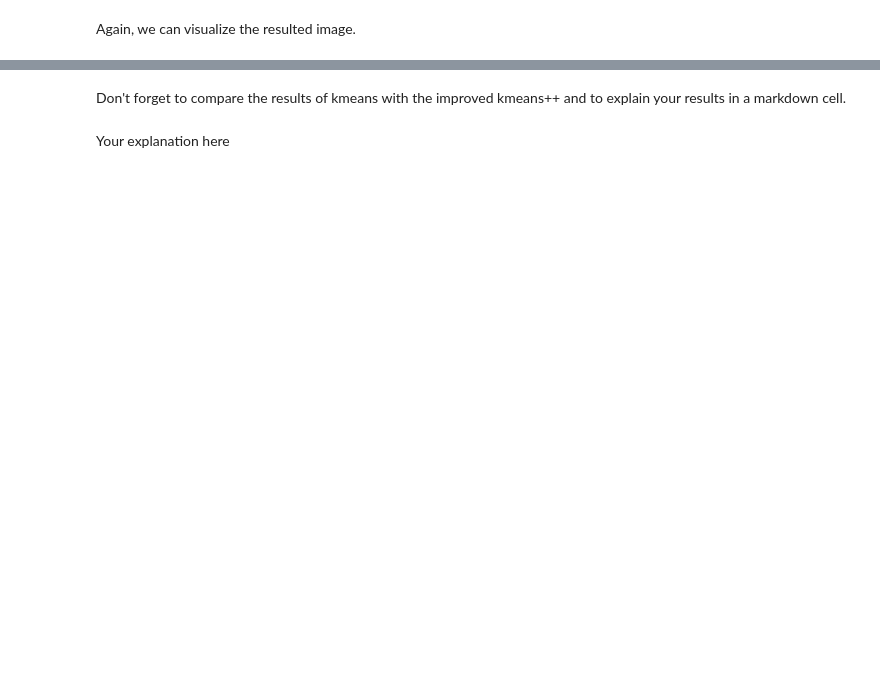
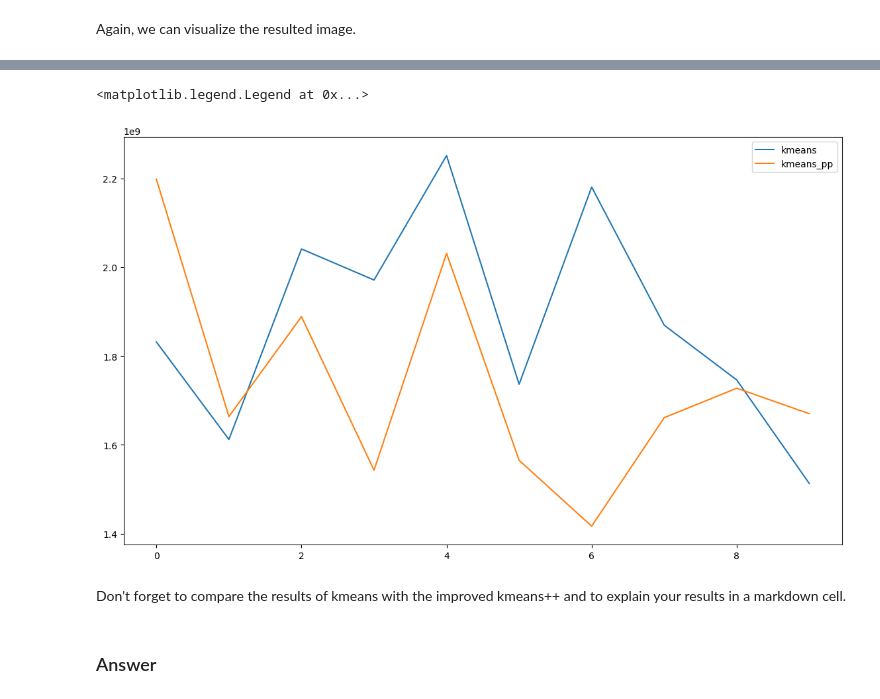
Before and after one commit to erel213/Introduction-to-machine-learning, a Jupyter notebook: hw6/hw6.ipynb, the cells around one changed output, grey strips where cells are left out. Drawn from its saved outputs; the diff is of its cells as text; code cells hidden in the pictures; blank space fills up the shorter version.

```diff
--- a/hw6/hw6.ipynb
+++ b/hw6/hw6.ipynb
@@ -207,2 +212,20 @@ io.show()
+# %%
+kmeans_total_squared_distances = []
+kmeans_pp_total_squared_distances = []
+
+
+for i in range(10):
+    kmeans_centroids, kmeans_classes = kmeans(image, k=4, p=1, max_iter=100)
+    kmeans_pp_centroids, kmeans__pp_classes = kmeans_pp(image, k=4, p=1, max_iter=100)
+    kmeans_total_squared_distances.append(((image - kmeans_centroids[kmeans_classes]) ** 2).sum())
+    kmeans_pp_total_squared_distances.append(((image - kmeans_pp_centroids[kmeans__pp_classes]) ** 2).sum())
+# %%
+plt.figure(dpi = 100)
+plt.plot(range(10), kmeans_total_squared_distances, label = 'kmeans')
+plt.plot(range(10), kmeans_pp_total_squared_distances, label = 'kmeans_pp')
+plt.legend()
+# %% [output]
+<matplotlib.legend.Legend at 0x...>
+[figure, added]
 # %% [markdown]
 Don't forget to compare the results of kmeans with the improved kmeans++ and to explain your results in a markdown cell.
@@ -211,2 +232,2 @@ Don't forget to compare the results of kmeans with the improved kmeans++ and to
-# %% [markdown]
-Your explanation here
+# %% [markdown]
+### Answer
```
Also changed, not shown: parts of 8 cells of this notebook, 1 other file.
